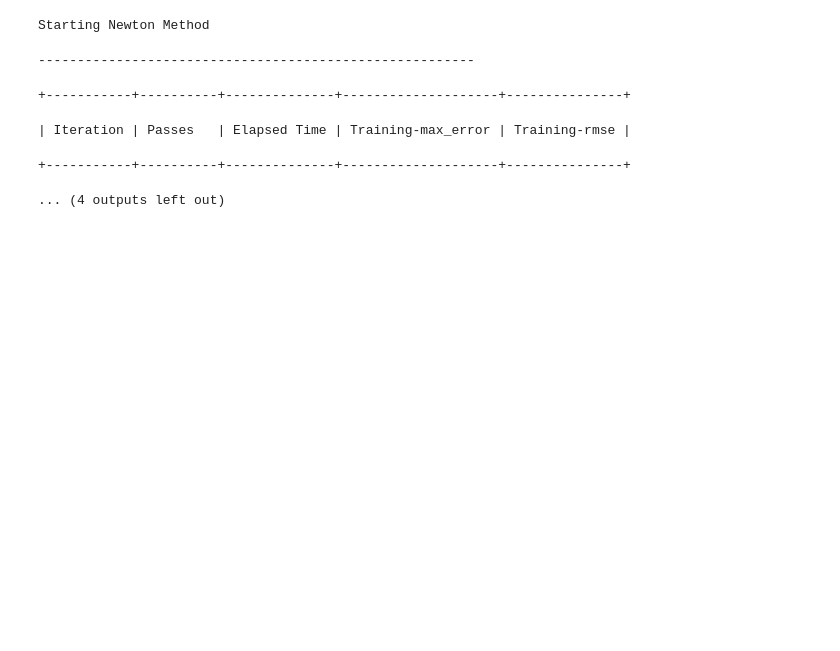
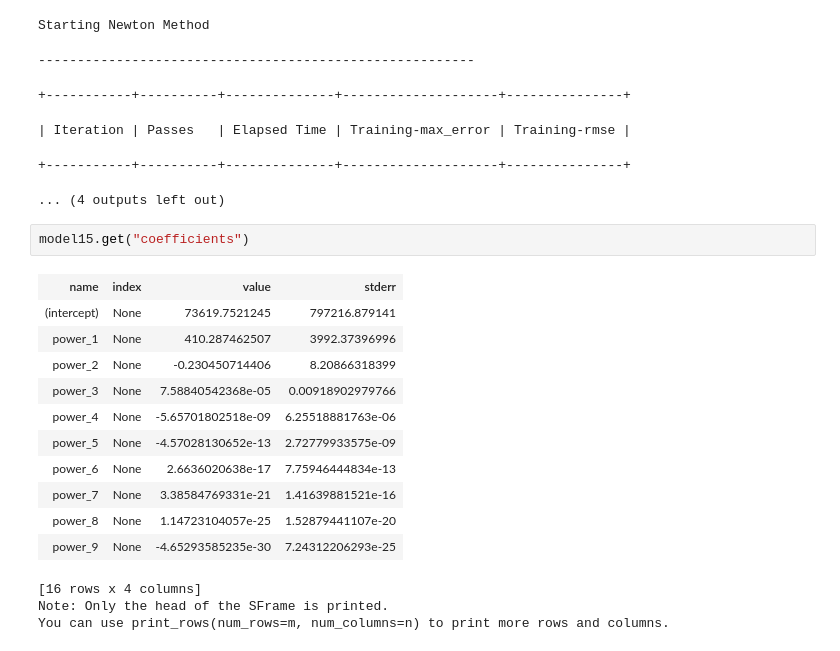
Before and after one commit to nicolasbatistoni/Coursera-Machine-Learning, a Jupyter notebook: Course 2 - Machine Learning: Regression/Week 3/Course 2 - Week 3 - Assignment 1.ipynb, the cells around one changed output. Drawn from its saved outputs; the diff is of its cells as text; blank space fills up the shorter version.

```diff
--- a/Course 2 - Machine Learning: Regression/Week 3/Course 2 - Week 3 - Assignment 1.ipynb
+++ b/Course 2 - Machine Learning: Regression/Week 3/Course 2 - Week 3 - Assignment 1.ipynb
@@ -202,3 +202,20 @@ Starting Newton Method
 | Iteration | Passes   | Elapsed Time | Training-max_error | Training-rmse |
 +-----------+----------+--------------+--------------------+---------------+
 ... (4 outputs left out)
+# %%
+model15.get("coefficients")
+# %% [output]
+| name | index | value | stderr |
+| (intercept) | None | 73619.7521245 | 797216.879141 |
+| power_1 | None | 410.287462507 | 3992.37396996 |
+| power_2 | None | -0.230450714406 | 8.20866318399 |
+| power_3 | None | 7.58840542368e-05 | 0.00918902979766 |
+| power_4 | None | -5.65701802518e-09 | 6.25518881763e-06 |
+| power_5 | None | -4.57028130652e-13 | 2.72779933575e-09 |
+| power_6 | None | 2.6636020638e-17 | 7.75946444834e-13 |
+| power_7 | None | 3.38584769331e-21 | 1.41639881521e-16 |
+| power_8 | None | 1.14723104057e-25 | 1.52879441107e-20 |
+| power_9 | None | -4.65293585235e-30 | 7.24312206293e-25 |
+[16 rows x 4 columns]
+Note: Only the head of the SFrame is printed.
+You can use print_rows(num_rows=m, num_columns=n) to print more rows and columns.
```
Also changed, not shown: parts of 23 cells of this notebook.
